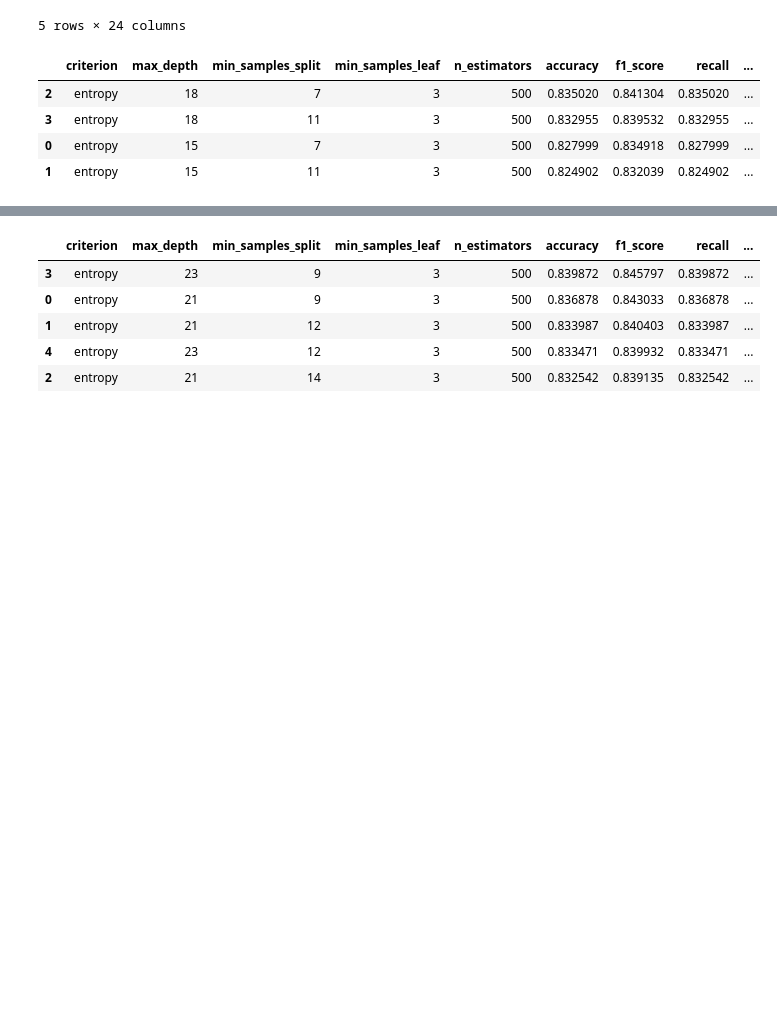
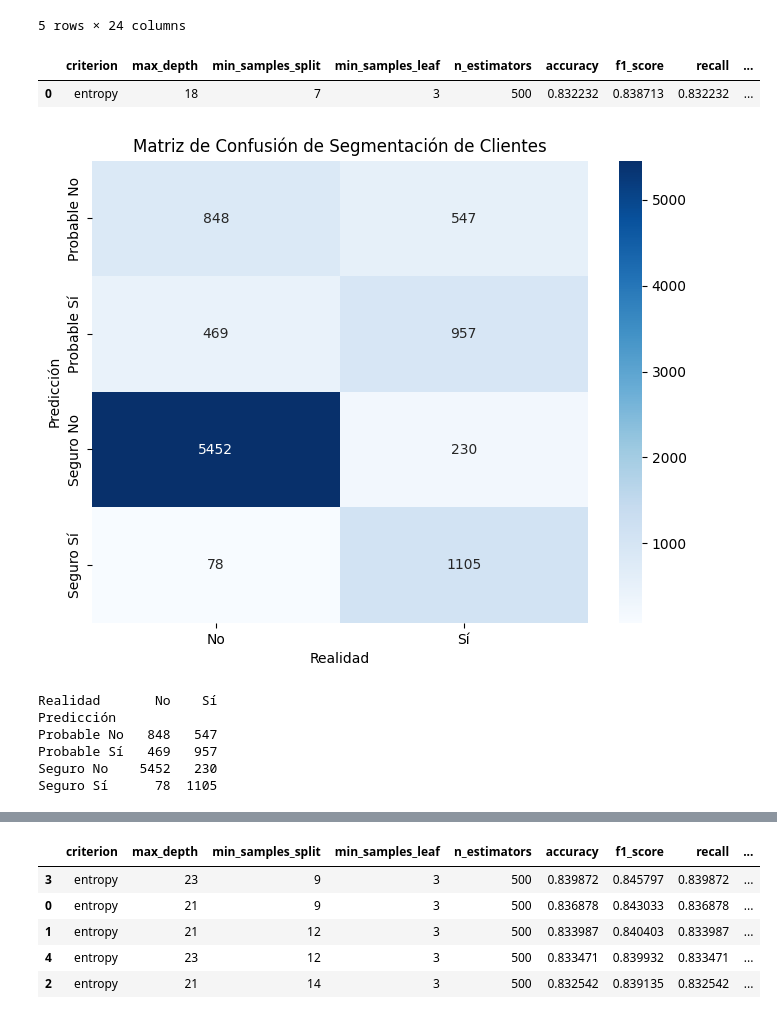
Before and after one commit to josean9/IA-Casos, a Jupyter notebook: documents/03_lanzamiento_de_modelos.ipynb, the cells around one changed output, grey strips where cells are left out. Saved outputs shown, nothing was run; the diff lists cells and outputs as text; code cells hidden in the pictures; blank space fills up the shorter version.

```diff
--- a/documents/03_lanzamiento_de_modelos.ipynb
+++ b/documents/03_lanzamiento_de_modelos.ipynb
@@ -118,8 +118,8 @@ display(results_df.head(5))
 # Definir los parámetros para la búsqueda de Grid
 param_grid = {
     'criterion': ['entropy'],
-    'max_depth': [15, 18],
-    'min_samples_split': [7, 11],
+    'max_depth': [18],
+    'min_samples_split': [7],
     'min_samples_leaf': [3],
     'n_estimators': [500],
 }
@@ -153,34 +153,38 @@ for params in product(*param_grid.values()):
     accuracy = accuracy_score(y_test, y_pred)
     f1 = f1_score(y_test, y_pred, average='weighted')
     recall = recall_score(y_test, y_pred, average='weighted')  # <-- Enfocarse en recall
     roc_auc = roc_auc_score(y_test, y_pred_proba)
 
     # Validación cruzada
     cv_scores = cross_val_score(model, X_train, y_train, cv=5, scoring='recall')  # <-- Optimizar recall
     mean_cv_score = np.mean(cv_scores)
 
     # Guardar los resultados
     results.append({
         'criterion': criterion,
         'max_depth': max_depth,
         'min_samples_split': min_samples_split,
         'min_samples_leaf': min_samples_leaf,
         'n_estimators': n_estimators,
         'accuracy': accuracy,
         'f1_score': f1,
         'recall': recall,  # <-- Priorizar recall
         'roc_auc': roc_auc,
         'cv_recall': mean_cv_score  # <-- Guardar recall en validación cruzada
     })
 
 # Convertir a DataFrame y ordenar por recall
 results_df = pd.DataFrame(results).sort_values(by=['recall', 'f1_score'], ascending=False)
 
 # Mostrar los mejores modelos optimizados para recall
 display(results_df.head(5))
 # %% [output]
 |  | criterion | max_depth | min_samples_split | min_samples_leaf | n_estimators | accuracy | f1_score | recall | ... |
-| 2 | entropy | 18 | 7 | 3 | 500 | 0.835020 | 0.841304 | 0.835020 | ... |
-| 3 | entropy | 18 | 11 | 3 | 500 | 0.832955 | 0.839532 | 0.832955 | ... |
-| 0 | entropy | 15 | 7 | 3 | 500 | 0.827999 | 0.834918 | 0.827999 | ... |
-| 1 | entropy | 15 | 11 | 3 | 500 | 0.824902 | 0.832039 | 0.824902 | ... |
+| 0 | entropy | 18 | 7 | 3 | 500 | 0.832232 | 0.838713 | 0.832232 | ... |
+[figure, added]
+Realidad       No    Sí
+Predicción
+Probable No   848   547
+Probable Sí   469   957
+Seguro No    5452   230
+Seguro Sí      78  1105
```
Also changed, not shown: parts of 2 cells of this notebook, 1 other file.
